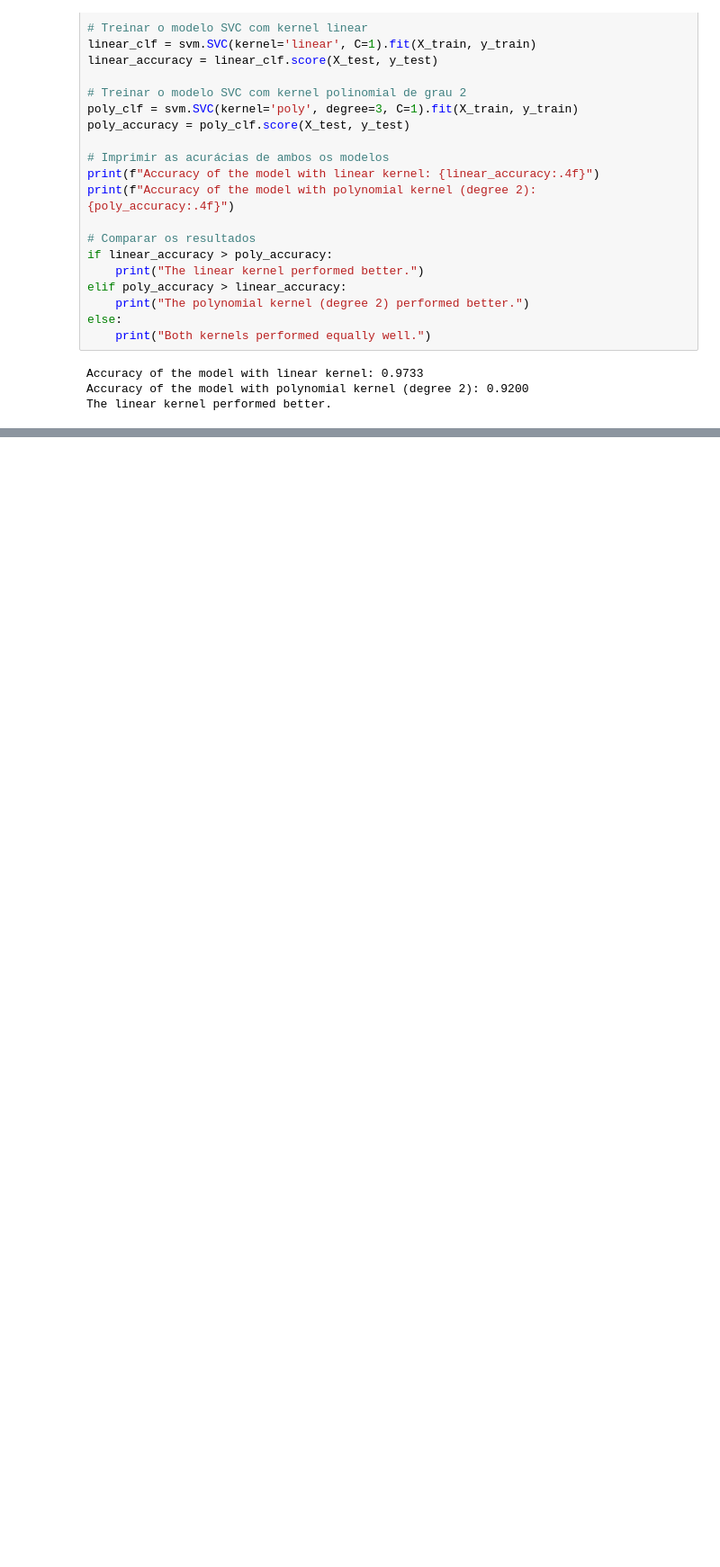
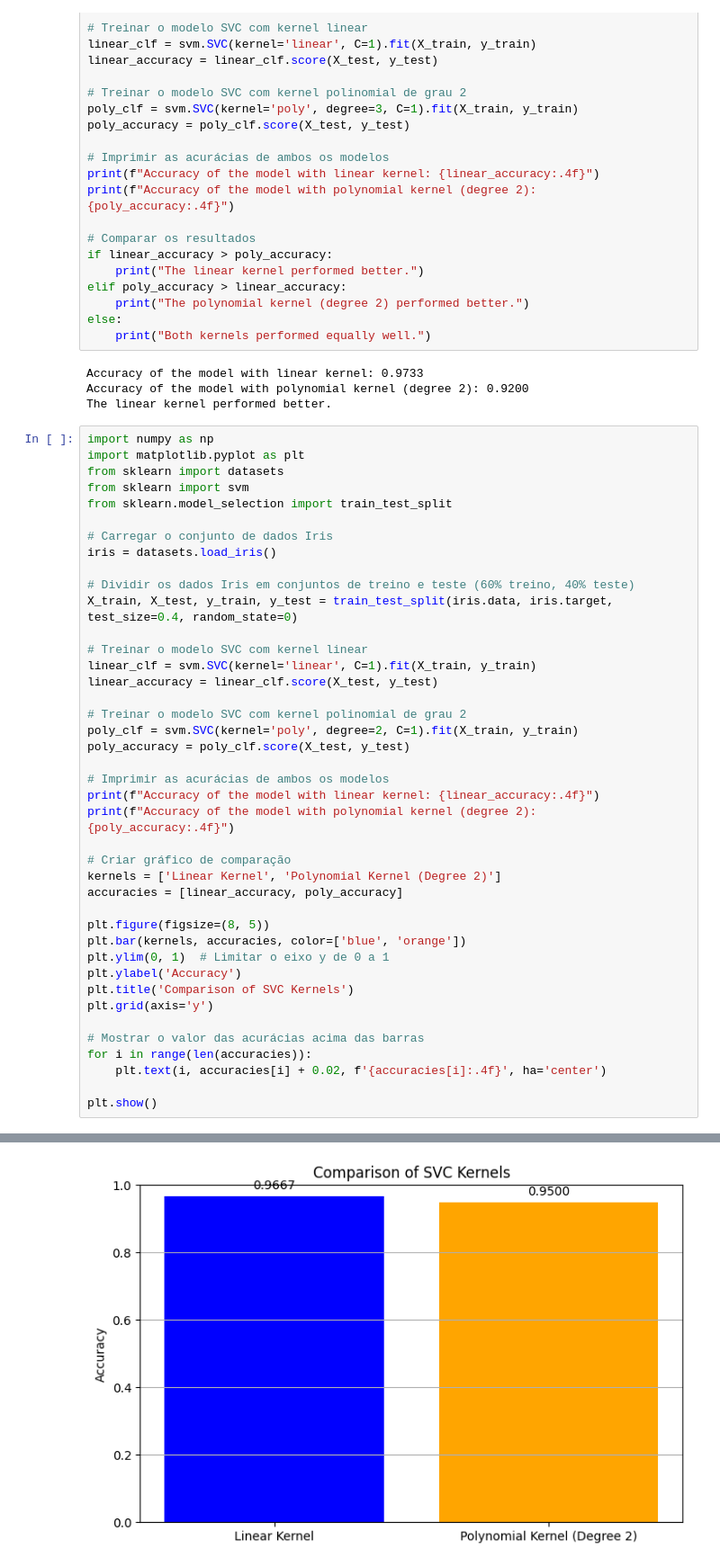
Before and after one commit to JoninhasC/Lamia---Bootcamp-Aprendizado-de-M-quina, a Jupyter notebook: card10/K-Fold.ipynb, the cells around one changed output, grey strips where cells are left out. Shown: that part at 90% size. Drawn from its saved outputs; the diff is of its cells as text; blank space fills up the shorter version.

```diff
--- a/card10/K-Fold.ipynb
+++ b/card10/K-Fold.ipynb
@@ -338,3 +338,45 @@ else:
 Accuracy of the model with linear kernel: 0.9733
 Accuracy of the model with polynomial kernel (degree 2): 0.9200
 The linear kernel performed better.
+# %%
+import numpy as np
+import matplotlib.pyplot as plt
+from sklearn import datasets
+from sklearn import svm
+from sklearn.model_selection import train_test_split
+
+# Carregar o conjunto de dados Iris
+iris = datasets.load_iris()
+
+# Dividir os dados Iris em conjuntos de treino e teste (60% treino, 40% teste)
+X_train, X_test, y_train, y_test = train_test_split(iris.data, iris.target, test_size=0.4, random_state=0)
+
+# Treinar o modelo SVC com kernel linear
+linear_clf = svm.SVC(kernel='linear', C=1).fit(X_train, y_train)
+linear_accuracy = linear_clf.score(X_test, y_test)
+
+# Treinar o modelo SVC com kernel polinomial de grau 2
+poly_clf = svm.SVC(kernel='poly', degree=2, C=1).fit(X_train, y_train)
+poly_accuracy = poly_clf.score(X_test, y_test)
+
+# Imprimir as acurácias de ambos os modelos
+print(f"Accuracy of the model with linear kernel: {linear_accuracy:.4f}")
+print(f"Accuracy of the model with polynomial kernel (degree 2): {poly_accuracy:.4f}")
+
+# Criar gráfico de comparação
+kernels = ['Linear Kernel', 'Polynomial Kernel (Degree 2)']
+accuracies = [linear_accuracy, poly_accuracy]
+
+plt.figure(figsize=(8, 5))
+plt.bar(kernels, accuracies, color=['blue', 'orange'])
+plt.ylim(0, 1)  # Limitar o eixo y de 0 a 1
+plt.ylabel('Accuracy')
+plt.title('Comparison of SVC Kernels')
+plt.grid(axis='y')
+
+# Mostrar o valor das acurácias acima das barras
+for i in range(len(accuracies)):
+    plt.text(i, accuracies[i] + 0.02, f'{accuracies[i]:.4f}', ha='center')
+
+plt.show()
+# %% [output]
@@ -340,0 +385 @@ The linear kernel performed better.
+[figure, added]
```
Also changed, not shown: parts of 3 cells of this notebook.
